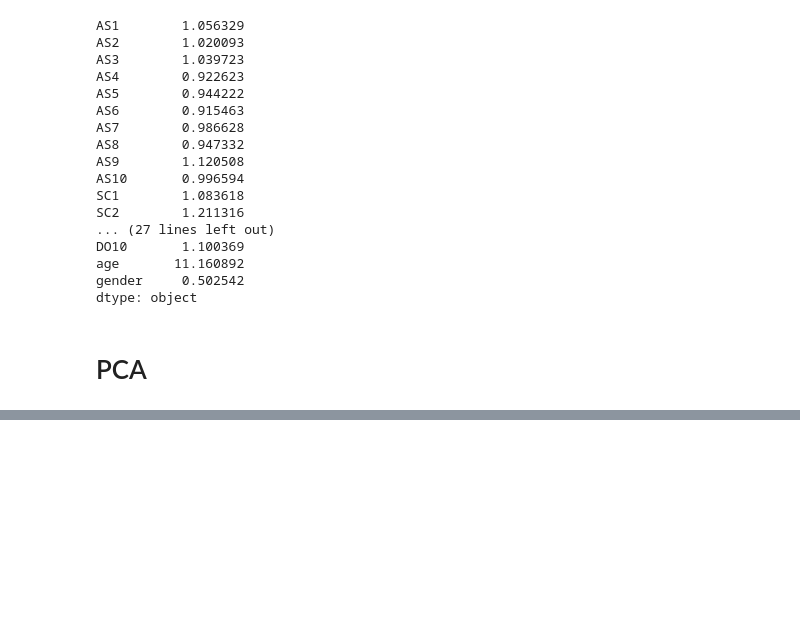
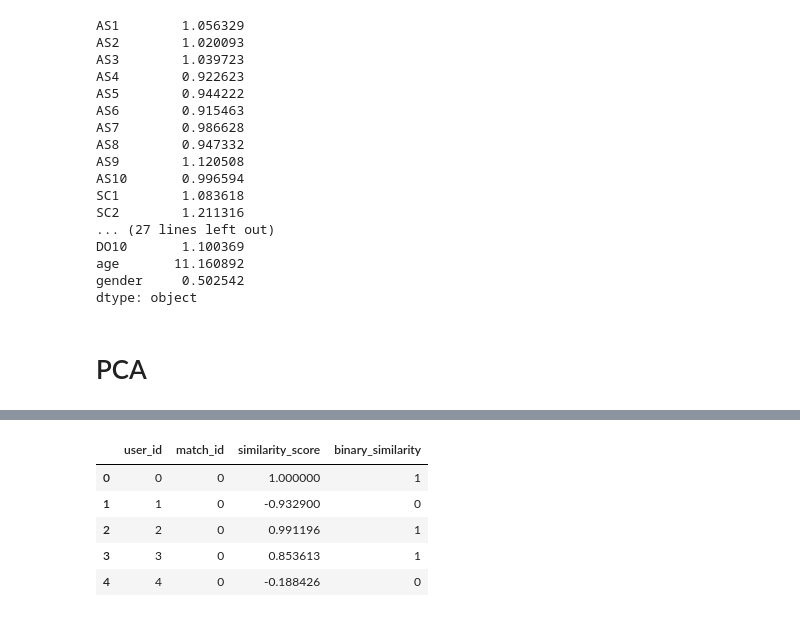
Before and after one commit to Riveong/Personality-Match-Multi-Armed-Bandits, a Jupyter notebook: dataprep.ipynb, the cells around one changed output, grey strips where cells are left out. Cells and saved outputs as stored; diff of their text form; code cells hidden in the pictures; blank space fills up the shorter version.

```diff
--- a/dataprep.ipynb
+++ b/dataprep.ipynb
@@ -150,17 +164,13 @@ principalDf
 # %%
 from sklearn.metrics.pairwise import cosine_similarity
 
-# Assuming principalDf is your DataFrame with principal components
 similarity_matrix = cosine_similarity(principalDf)
-
-# Create a DataFrame for the similarity scores
 similarity_df = pd.DataFrame(similarity_matrix, index=principalDf.index, columns=principalDf.index)
-
-# Melt the DataFrame into the desired format
 melted_df = similarity_df.reset_index().melt(id_vars='index', var_name='match_id', value_name='similarity_score')
-
-# Rename the 'index' column to 'user_id'
 melted_df = melted_df.rename(columns={'index': 'user_id'})
 
-melted_df
-melted_df.to_csv('similarity_cosine.csv')
+# binary
+threshold = 0.5
+melted_df['binary_similarity'] = (melted_df['similarity_score'] >= threshold).astype(int)
+print(melted_df[['user_id', 'match_id', 'binary_similarity']])
+melted_df.to_csv('preprocessed_data.csv')
@@ -167,17 +191,0 @@ melted_df.to_csv('similarity_cosine.csv')
-# %%
-from sklearn.metrics.pairwise import euclidean_distances
-
-# Assuming principalDf is your DataFrame with principal components
-distance_matrix = euclidean_distances(principalDf)
-
-# Create a DataFrame for the distance scores
-distance_df = pd.DataFrame(distance_matrix, index=principalDf.index, columns=principalDf.index)
-
-# Melt the DataFrame into the desired format
-melted_df = distance_df.reset_index().melt(id_vars='index', var_name='match_id', value_name='distance_score')
-
-# Rename the 'index' column to 'user_id'
-melted_df = melted_df.rename(columns={'index': 'user_id'})
-
-melted_df
-melted_df.to_csv('similarity_euclidean.csv')
@@ -183,0 +206,9 @@ melted_df.to_csv('similarity_euclidean.csv')
+# %%
+melted_df.head()
+# %% [output]
+|  | user_id | match_id | similarity_score | binary_similarity |
+| 0 | 0 | 0 | 1.000000 | 1 |
+| 1 | 1 | 0 | -0.932900 | 0 |
+| 2 | 2 | 0 | 0.991196 | 1 |
+| 3 | 3 | 0 | 0.853613 | 1 |
+| 4 | 4 | 0 | -0.188426 | 0 |
```
Also changed, not shown: parts of 7 cells of this notebook, 3 other files.
